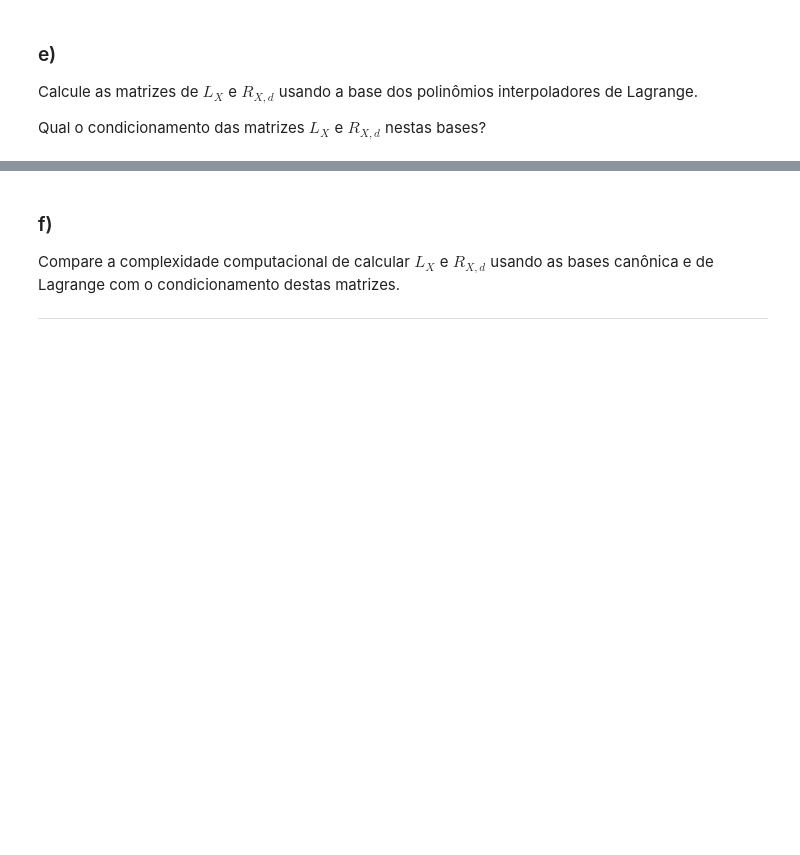
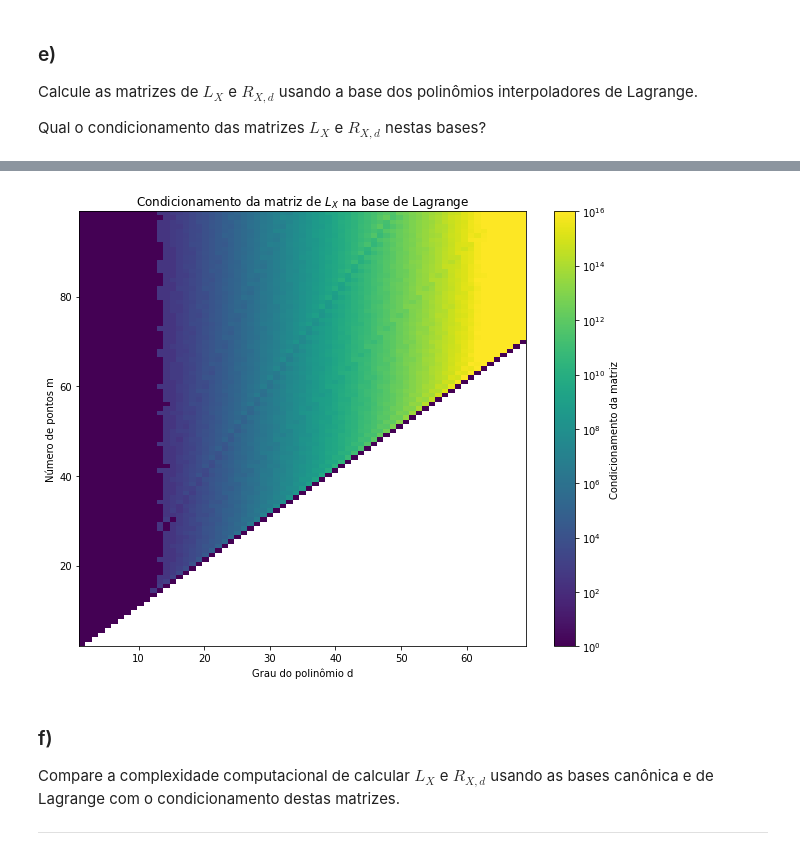
Before and after one commit to aliicerabello/fgv-aln-projeto3, a Jupyter notebook: projeto.ipynb, the cells around one changed output, grey strips where cells are left out. Cells and saved outputs as stored; diff of their text form; code cells hidden in the pictures; blank space fills up the shorter version.

```diff
--- a/projeto.ipynb
+++ b/projeto.ipynb
@@ -768,7 +794,103 @@ CURIOSIDADES:
 
 O condicionamento da Rx ser 1 é muito legal, porque o condicionamento da matriz mede a maior distorção que a matriz pode causar nos vetores do domínio, então o condicionamento da representação matricial de $R_{x,d}$ ser 1 significa que cada coordenada da entrada dos dados vai parar diretamente na coordenada correspondente da saída, então a matriz não vai amplificar erros relativos!!
 # %%
-#programar a svd da A e A+ (primeiro calcular a V⁺ de forma otima e dar o condicionamento em cada caso
+import numpy as np
+import matplotlib.pyplot as plt
+import matplotlib.colors as colors
+
+
+def lagrange_basis_eval(a, nodes, i):
+    """
+    Calcula p_i(a), onde p_i é o polinômio de Lagrange
+    associado aos pontos em 'nodes'.
+
+    Aqui i começa em 0.
+    """
+    produto = 1.0
+    xi = nodes[i]
+
+    for j, xj in enumerate(nodes):
+        if j != i:
+            produto *= (a - xj) / (xi - xj)
+
+    return produto
+
+
+def matriz_L_lagrange(X, d):
+    """
+    Matriz de L_X na base de Lagrange de P_d.
+
+    A base de Lagrange é construída usando d+1 pontos
+    espalhados dentro de X.
+
+    Depois avaliamos esses polinômios em todos os m pontos de X.
+
+    Dimensão: m x (d+1).
+    """
+    X = np.asarray(X)
+
+    if len(X) < d + 1:
+        raise ValueError("Precisamos de m >= d+1.")
+
+    # Escolhe d+1 pontos espalhados dentro de X
+    indices = np.linspace(0, len(X) - 1, d + 1, dtype=int)
+    nodes = X[indices]
+
+    m = len(X)
+    A = np.zeros((m, d + 1))
+
+    for k in range(m):
+        for i in range(d + 1):
+            A[k, i] = lagrange_basis_eval(X[k], nodes, i)
+
+    return A
+
+
+valores_m = list(range(2, 100))
+valores_d = list(range(1, 70))
+
+grade_conds = np.full((len(valores_m), len(valores_d)), np.nan)
+
+for idx_m, m in enumerate(valores_m):
+    for idx_d, d in enumerate(valores_d):
+
+        # A questão supõe m >= d + 1
+        if m < d + 1:
+            continue
+
+        X = np.linspace(-1, 1, m)
+
+        A = matriz_L_lagrange(X, d)
+
+        try:
+            grade_conds[idx_m, idx_d] = np.linalg.cond(A)
+        except np.linalg.LinAlgError:
+            grade_conds[idx_m, idx_d] = np.inf
+
+
+# Para o mapa de calor ficar legível, usamos escala logarítmica.
+grade_plot = np.copy(grade_conds)
+grade_plot[np.isinf(grade_plot)] = 1e16
+
+plt.figure(figsize=(10, 8))
+
+im = plt.imshow(
+    grade_plot,
+    extent=[valores_d[0], valores_d[-1], valores_m[0], valores_m[-1]],
+    origin="lower",
+    cmap="viridis",
+    norm=colors.LogNorm(vmin=1, vmax=1e16),
+    aspect="auto",
+)
+
+plt.colorbar(im, label="Condicionamento da matriz")
+plt.xlabel("Grau do polinômio d")
+plt.ylabel("Número de pontos m")
+plt.title("Condicionamento da matriz de $L_X$ na base de Lagrange")
+
+plt.show()
+# %% [output]
+[figure, added]
 # %% [markdown]
 
 
```
Also changed, not shown: parts of 8 cells of this notebook.
